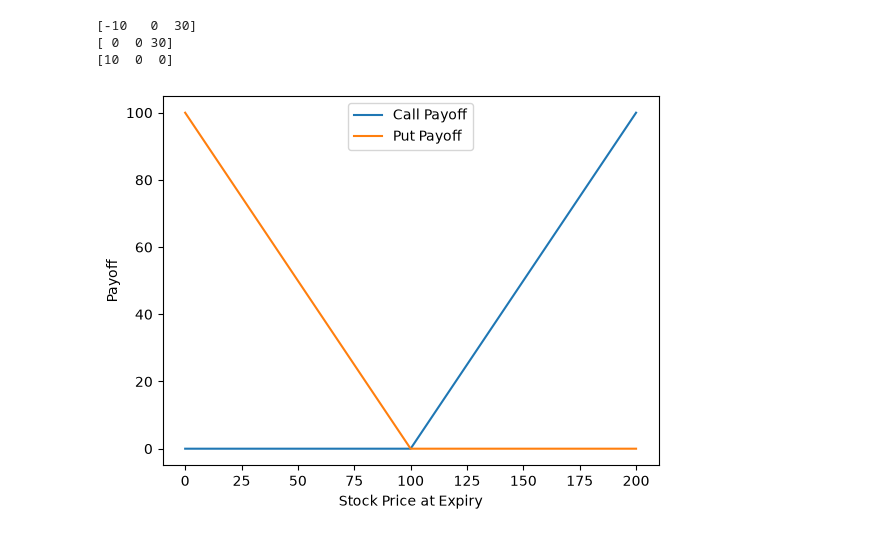
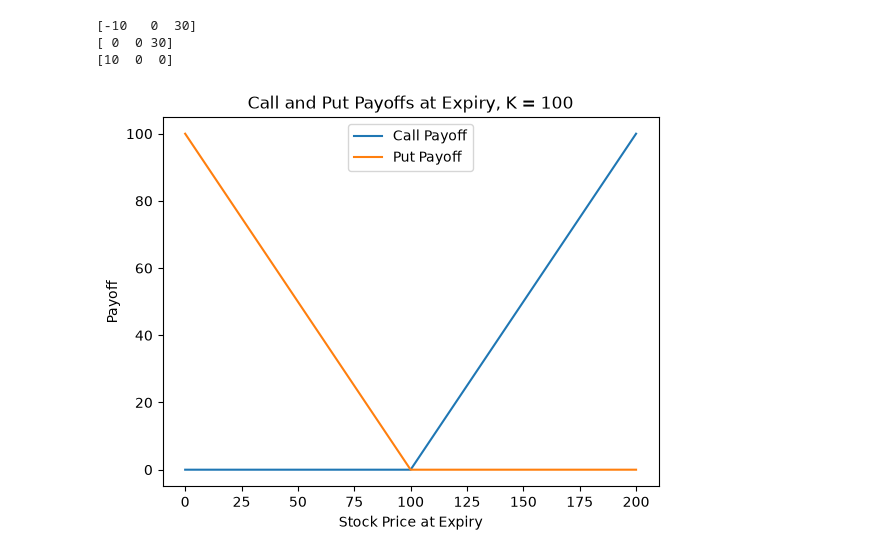
Before and after one commit to MrTennis5/options-pricer, a Jupyter notebook: m1_payoffs.ipynb, the cells around one changed output. Cells and saved outputs as stored; diff of their text form; code cells hidden in the pictures.

```diff
--- a/m1_payoffs.ipynb
+++ b/m1_payoffs.ipynb
@@ -34,11 +34,11 @@ print(put_payoff(prices, 100))
 # %%
 S = np.linspace(0, 200, 201)
 plt.plot(S, call_payoff(S, 100), label = "Call Payoff")
 plt.plot(S, put_payoff(S, 100), label = "Put Payoff")
-plt.title("")
+plt.title("Call and Put Payoffs at Expiry, K = 100")
 plt.legend()
 plt.ylabel("Payoff")
 plt.xlabel("Stock Price at Expiry")
 plt.show()
 # %% [output]
-[figure, old version]
+[figure, new version]
```
Also changed, not shown: 3 other files.
